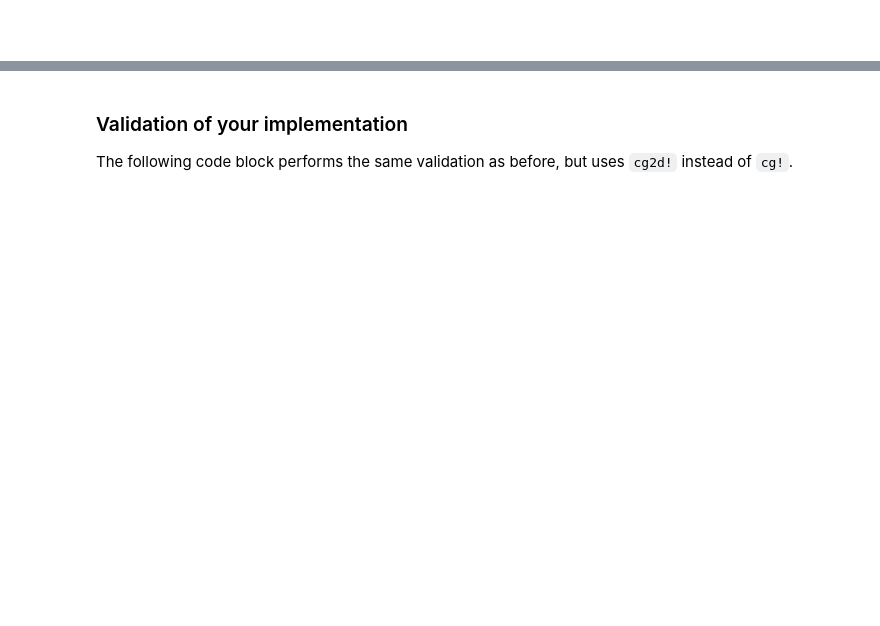
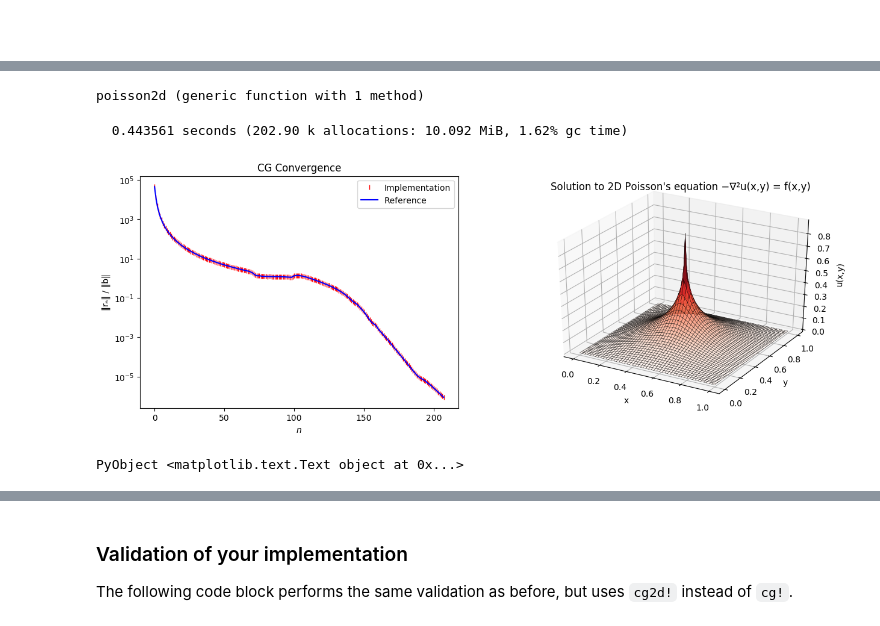
Before and after one commit to mitmath/18335, a Jupyter notebook: psets/PS5/ps5sol.ipynb, the cells around one changed output, grey strips where cells are left out. Saved outputs shown, nothing was run; the diff lists cells and outputs as text; code cells hidden in the pictures; blank space fills up the shorter version.

```diff
--- a/psets/PS5/ps5sol.ipynb
+++ b/psets/PS5/ps5sol.ipynb
@@ -60,9 +6,0 @@ Use the following code block to validate your implementation of `backsubs!`.
-# %%
-m = 5
-R = triu(rand(m,m))
-b = rand(m)
-
-x = copy(b)
-backsubs!(R, x)
-
-println("x ≈ R\\b?  $(x ≈ R\b)")
@@ -637,0 +68,71 @@ cg2d! (generic function with 3 methods)
+# %%
+function poisson2d(∆x, ∆y, Nx, Ny)
+    N = Nx*Ny
+    ∆x⁻², ∆y⁻² = 1.0/∆x^2, 1.0/∆y^2
+    row₀ = reshape(1:N, (Nx,Ny)); col₀ = row₀; val₀ = 2.0(∆x⁻² + ∆y⁻²)  # diagonal
+
+    rowx₊ = row₀[1:end-1,:]; colx₊ = circshift(col₀, (-1,0))[1:end-1,:]; valx₊ = -∆x⁻²  # superdiagonal
+    rowx₋ = row₀[2:end,:]; colx₋ = circshift(col₀, (1,0))[2:end,:]; valx₋ = -∆x⁻²  # subdiagonal
+    rowy₊ = row₀[:,1:end-1]; coly₊ = circshift(col₀, (0,-1))[:,1:end-1]; valy₊ = -∆y⁻²  # farthest superdiagonal
+    rowy₋ = row₀[:,2:end]; coly₋ = circshift(col₀, (0,1))[:,2:end]; valy₋ = -∆y⁻²  # farthest subdiagonal
+
+    A = sparse(row₀[:], col₀[:], val₀, N, N) +  # diagonal
+        sparse(rowx₊[:], colx₊[:], valx₊, N, N) +  # superdiagonal
+        sparse(rowx₋[:], colx₋[:], valx₋, N, N) +  # subdiagonal
+        sparse(rowy₊[:], coly₊[:], valy₊, N, N) +  # farthest superdiagonal
+        sparse(rowy₋[:], coly₋[:], valy₋, N, N)  # farthest subdiagonal
+
+    return A
+end
+# %% [output]
+poisson2d (generic function with 1 method)
+# %%
+# Construct the problem.
+Nx, Ny = 99, 99
+N = Nx*Ny
+∆x = ∆y = 0.01
+
+A = poisson2d(∆x, ∆y, Nx, Ny)
+
+f = zeros(Nx, Ny)
+f[cld(Nx,2), cld(Ny,2)] = 1e4
+
+b = f[:]
+
+# Solve the equation by CG.
+x = copy(b)
+@time n1, relres1 = cg!(A, b, x)
+
+# Prepare plot data.
+u = zeros(Nx+2, Ny+2)
+u[2:Nx+1, 2:Ny+1] = reshape(x, (Nx,Ny))  # x is solution off-boundary
+
+xs = (0:Nx+1)*∆x .+ zeros(Ny+2)'  # (Nx+2) by (Ny+2)
+ys = (0:Ny+1)'*∆y .+ zeros(Nx+2)  # (Nx+2) by (Ny+2)
+
+# Plot the convergence behavior and the solution.
+using PyPlot
+figure(figsize=(15,5))
+
+using JLD
+@load "bench_cg.jld"  # load reference relres
+n = findlast(relres .> 0) - 1
+
+subplot(121)
+semilogy(0:n1, relres1[1:n1+1], "r|", 0:n, relres[1:n+1], "b-")
+title("CG Convergence")
+xlabel(L"n")
+ylabel("‖rₙ‖ / ‖b‖")
+legend(["Implementation", "Reference"], loc="upper right")
+
+PyPlot.PyObject(PyPlot.axes3D)
+subplot(122, projection="3d")
+plot_surface(xs, ys, u, rstride=2,edgecolors="k", cstride=2, cmap="Reds", alpha=0.8, linewidth=0.25)
+title("Solution to 2D Poisson's equation −∇²u(x,y) = f(x,y)")
+xlabel("x")
+ylabel("y")
+zlabel("u(x,y)")
+# %% [output]
+  0.443561 seconds (202.90 k allocations: 10.092 MiB, 1.62% gc time)
+[figure, added]
+PyObject <matplotlib.text.Text object at 0x...>
```
Also changed, not shown: parts of 92 cells of this notebook, 27 other files.
